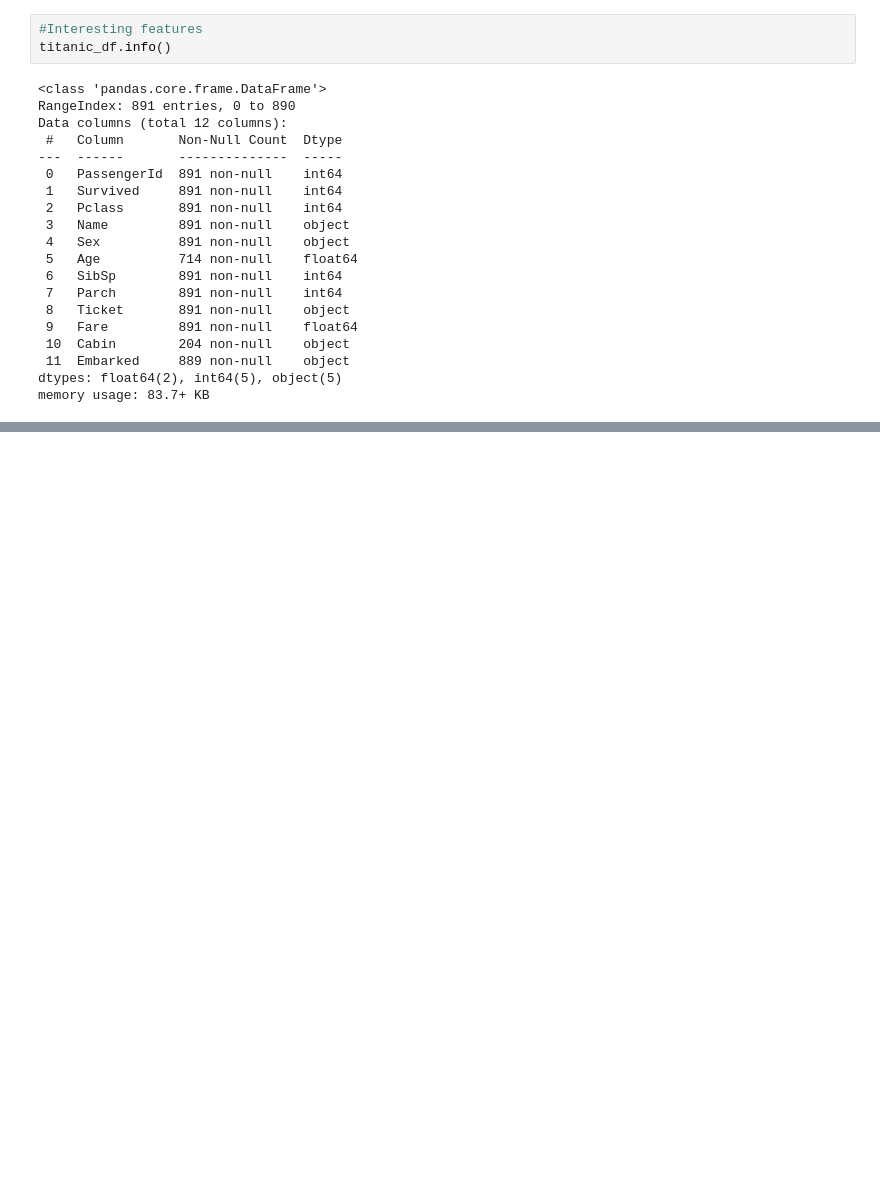
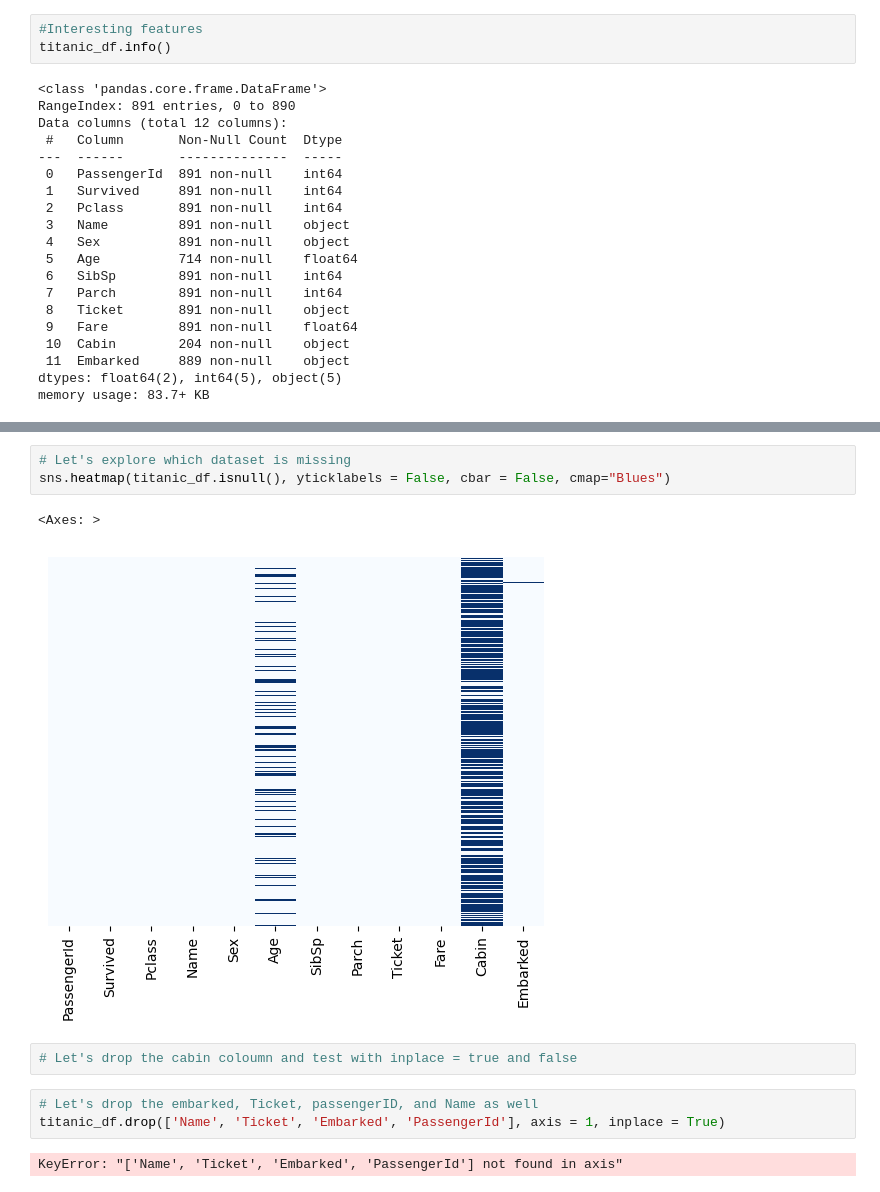
Before and after one commit to disha526/Titanic-Survival-Prediction-Using-Machine-Learning, a Jupyter notebook: Titanic_Survival_Prediction_Using_Machine_Learning.ipynb, the cells around one changed output, grey strips where cells are left out. Drawn from its saved outputs; the diff is of its cells as text; blank space fills up the shorter version.

```diff
--- a/Titanic_Survival_Prediction_Using_Machine_Learning.ipynb
+++ b/Titanic_Survival_Prediction_Using_Machine_Learning.ipynb
@@ -104,0 +138,13 @@ memory usage: 83.7+ KB
+# %%
+# Let's explore which dataset is missing
+sns.heatmap(titanic_df.isnull(), yticklabels = False, cbar = False, cmap="Blues")
+# %% [output]
+<Axes: >
+[figure, added]
+# %%
+# Let's drop the cabin coloumn and test with inplace = true and false
+# %%
+# Let's drop the embarked, Ticket, passengerID, and Name as well
+titanic_df.drop(['Name', 'Ticket', 'Embarked', 'PassengerId'], axis = 1, inplace = True)
+# %% [output]
+KeyError: "['Name', 'Ticket', 'Embarked', 'PassengerId'] not found in axis"
```
Also changed, not shown: parts of 17 cells of this notebook.
